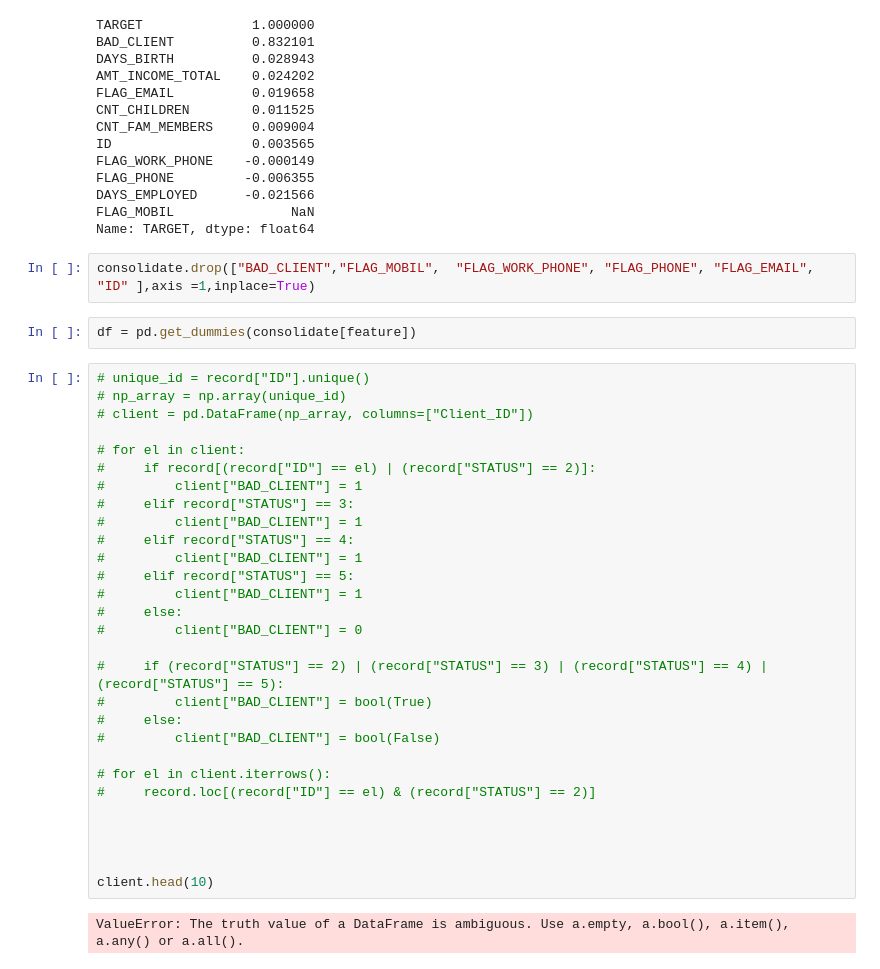
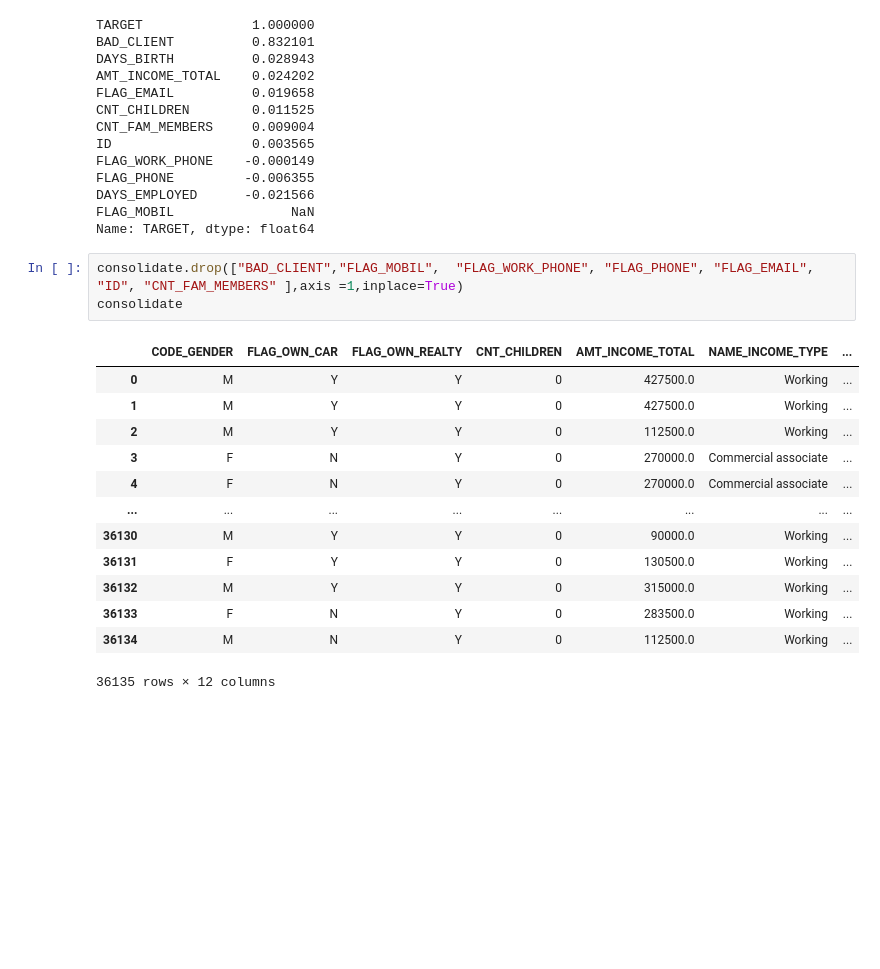
Before and after one commit to Yaikazeeman/AI-group-project, a Jupyter notebook: script.ipynb, the cells around one changed output. Drawn from its saved outputs; the diff is of its cells as text; blank space fills up the shorter version.

```diff
--- a/script.ipynb
+++ b/script.ipynb
@@ -232,37 +295,19 @@ DAYS_EMPLOYED      -0.021566
 FLAG_MOBIL               NaN
 Name: TARGET, dtype: float64
 # %%
-consolidate.drop(["BAD_CLIENT","FLAG_MOBIL",  "FLAG_WORK_PHONE", "FLAG_PHONE", "FLAG_EMAIL", "ID" ],axis =1,inplace=True)
+consolidate.drop(["BAD_CLIENT","FLAG_MOBIL",  "FLAG_WORK_PHONE", "FLAG_PHONE", "FLAG_EMAIL", "ID", "CNT_FAM_MEMBERS" ],axis =1,inplace=True)
+consolidate
+# %% [output]
+|  | CODE_GENDER | FLAG_OWN_CAR | FLAG_OWN_REALTY | CNT_CHILDREN | AMT_INCOME_TOTAL | NAME_INCOME_TYPE | ... |
+| 0 | M | Y | Y | 0 | 427500.0 | Working | ... |
+| 1 | M | Y | Y | 0 | 427500.0 | Working | ... |
+| 2 | M | Y | Y | 0 | 112500.0 | Working | ... |
+| 3 | F | N | Y | 0 | 270000.0 | Commercial associate | ... |
+| 4 | F | N | Y | 0 | 270000.0 | Commercial associate | ... |
+| ... | ... | ... | ... | ... | ... | ... | ... |
+| 36130 | M | Y | Y | 0 | 90000.0 | Working | ... |
+| 36131 | F | Y | Y | 0 | 130500.0 | Working | ... |
+| 36132 | M | Y | Y | 0 | 315000.0 | Working | ... |
+| 36133 | F | N | Y | 0 | 283500.0 | Working | ... |
+| 36134 | M | N | Y | 0 | 112500.0 | Working | ... |
+36135 rows × 12 columns
-# %%
-df = pd.get_dummies(consolidate[feature])
-# %%
-# unique_id = record["ID"].unique()
-# np_array = np.array(unique_id)
-# client = pd.DataFrame(np_array, columns=["Client_ID"])
-
-# for el in client:
-#     if record[(record["ID"] == el) | (record["STATUS"] == 2)]:
-#         client["BAD_CLIENT"] = 1
-#     elif record["STATUS"] == 3:
-#         client["BAD_CLIENT"] = 1
-#     elif record["STATUS"] == 4:
-#         client["BAD_CLIENT"] = 1
-#     elif record["STATUS"] == 5:
-#         client["BAD_CLIENT"] = 1
-#     else:
-#         client["BAD_CLIENT"] = 0
-
-#     if (record["STATUS"] == 2) | (record["STATUS"] == 3) | (record["STATUS"] == 4) | (record["STATUS"] == 5):
-#         client["BAD_CLIENT"] = bool(True)
-#     else:
-#         client["BAD_CLIENT"] = bool(False)
-
-# for el in client.iterrows():
-#     record.loc[(record["ID"] == el) & (record["STATUS"] == 2)]
-
-
-
-
-client.head(10)
-# %% [output]
-ValueError: The truth value of a DataFrame is ambiguous. Use a.empty, a.bool(), a.item(), a.any() or a.all().
```
Also changed, not shown: parts of 29 cells of this notebook.
